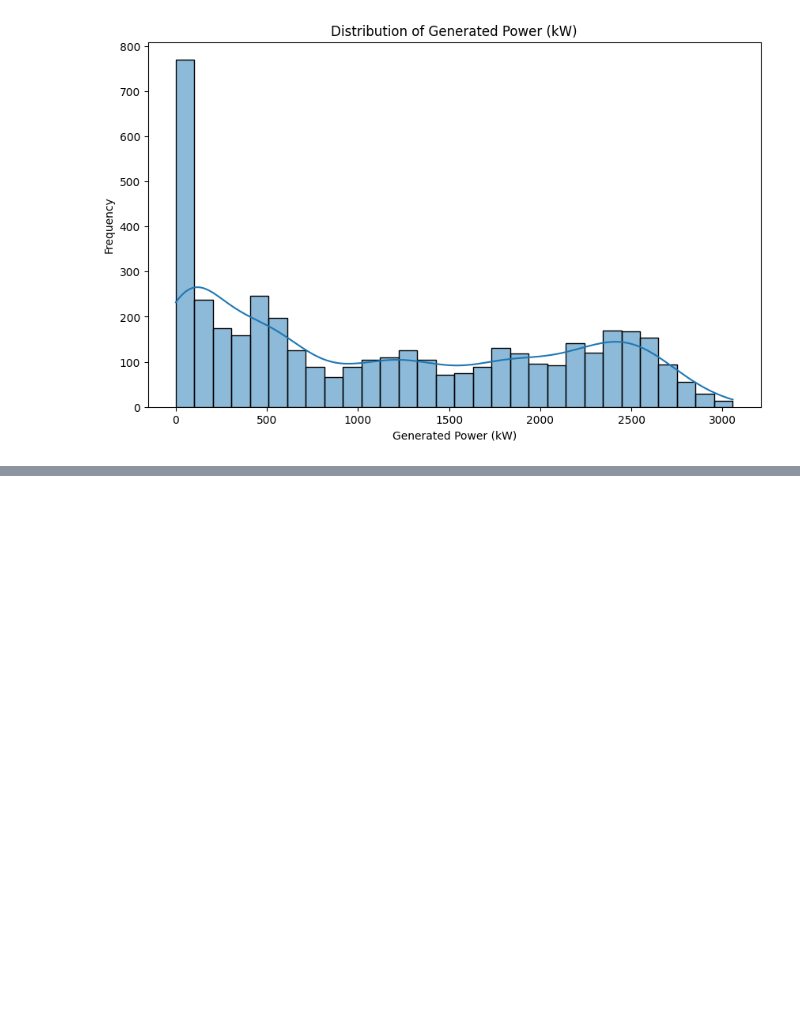
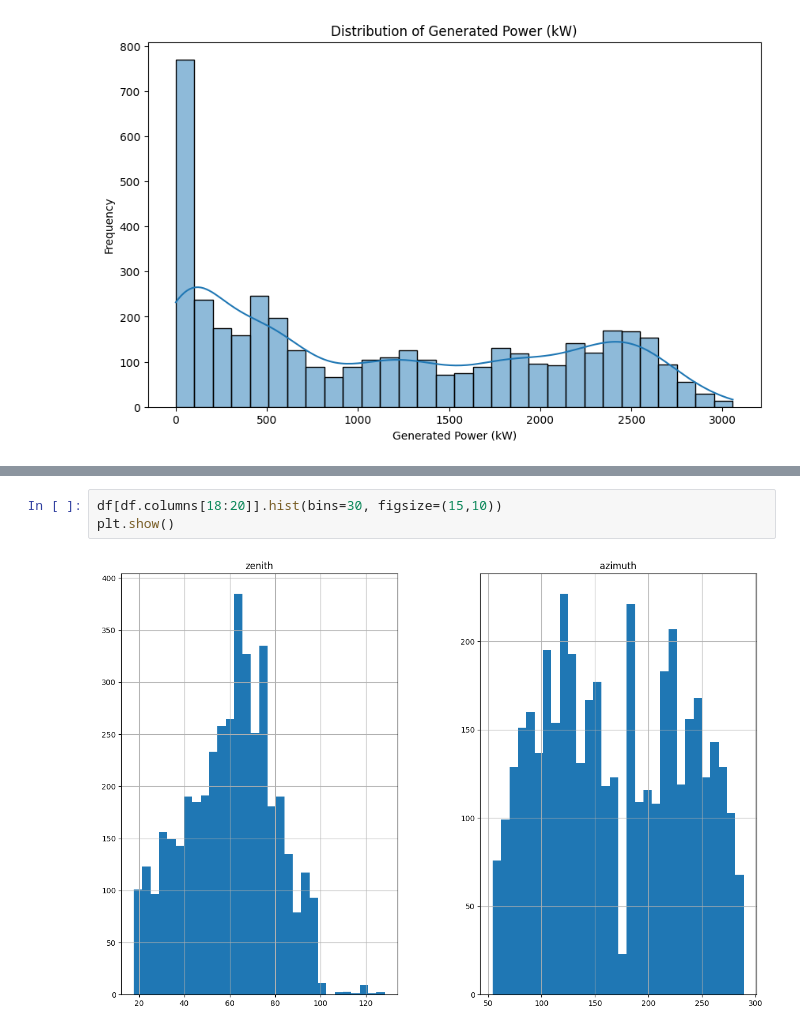
Before and after one commit to spandanaa2005/edunet-aicte, a Jupyter notebook: solar.ipynb, the cells around one changed output, grey strips where cells are left out. Cells and saved outputs as stored; diff of their text form; blank space fills up the shorter version.

```diff
--- a/solar.ipynb
+++ b/solar.ipynb
@@ -137,0 +148,5 @@ plt.show()
+# %%
+df[df.columns[18:20]].hist(bins=30, figsize=(15,10))
+plt.show()
+# %% [output]
+[figure, added]
```
Also changed, not shown: parts of 6 cells of this notebook.
